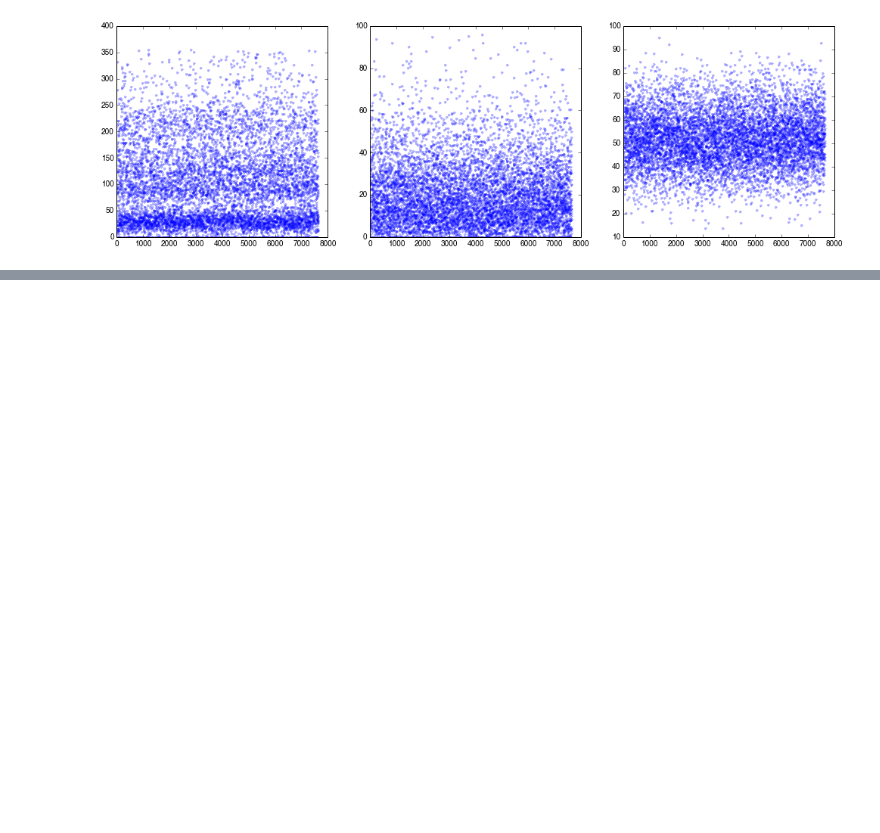
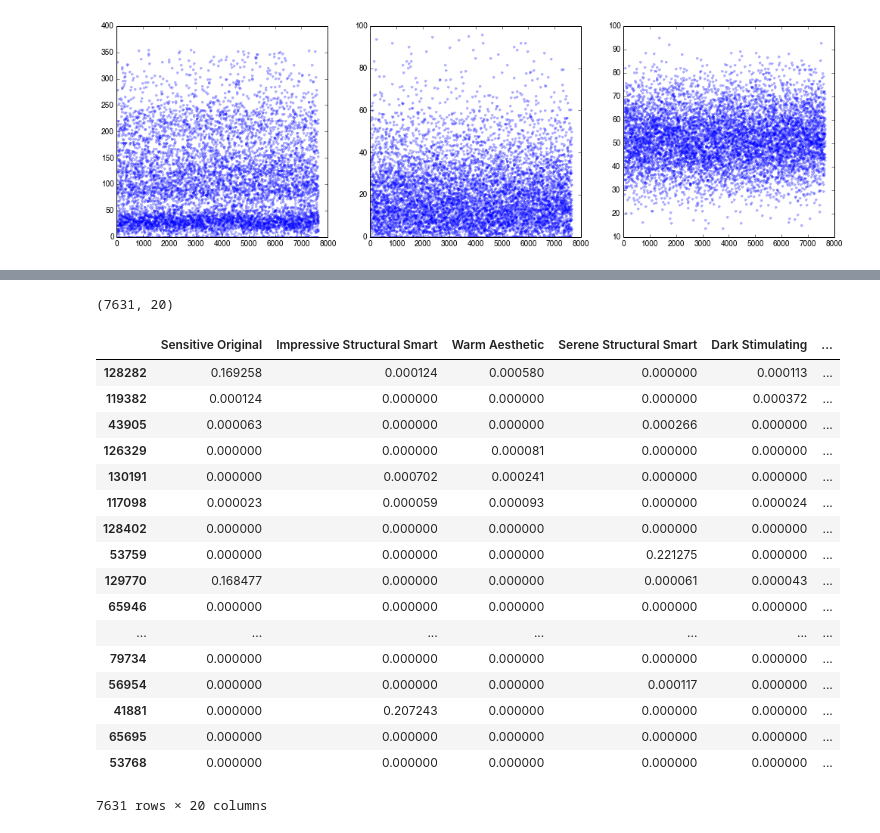
Before and after one commit to nanumyan/iCH-predictor, a Jupyter notebook: data_analysis/clustering.ipynb, the cells around one changed output, grey strips where cells are left out. Cells and saved outputs as stored; diff of their text form; code cells hidden in the pictures; blank space fills up the shorter version.

```diff
--- a/data_analysis/clustering.ipynb
+++ b/data_analysis/clustering.ipynb
@@ -331,0 +387,4 @@ for i in range(3):
+# %%
+W_grouped.shape
+# %% [output]
+(7631, 20)
@@ -331,0 +397,21 @@ for i in range(3):
+# %%
+df
+# %% [output]
+|  | Sensitive Original | Impressive Structural Smart | Warm Aesthetic | Serene Structural Smart | Dark Stimulating | ... |
+| 128282 | 0.169258 | 0.000124 | 0.000580 | 0.000000 | 0.000113 | ... |
+| 119382 | 0.000124 | 0.000000 | 0.000000 | 0.000000 | 0.000372 | ... |
+| 43905 | 0.000063 | 0.000000 | 0.000000 | 0.000266 | 0.000000 | ... |
+| 126329 | 0.000000 | 0.000000 | 0.000081 | 0.000000 | 0.000000 | ... |
+| 130191 | 0.000000 | 0.000702 | 0.000241 | 0.000000 | 0.000000 | ... |
+| 117098 | 0.000023 | 0.000059 | 0.000093 | 0.000000 | 0.000024 | ... |
+| 128402 | 0.000000 | 0.000000 | 0.000000 | 0.000000 | 0.000000 | ... |
+| 53759 | 0.000000 | 0.000000 | 0.000000 | 0.221275 | 0.000000 | ... |
+| 129770 | 0.168477 | 0.000000 | 0.000000 | 0.000061 | 0.000043 | ... |
+| 65946 | 0.000000 | 0.000000 | 0.000000 | 0.000000 | 0.000000 | ... |
+| ... | ... | ... | ... | ... | ... | ... |
+| 79734 | 0.000000 | 0.000000 | 0.000000 | 0.000000 | 0.000000 | ... |
+| 56954 | 0.000000 | 0.000000 | 0.000000 | 0.000117 | 0.000000 | ... |
+| 41881 | 0.000000 | 0.207243 | 0.000000 | 0.000000 | 0.000000 | ... |
+| 65695 | 0.000000 | 0.000000 | 0.000000 | 0.000000 | 0.000000 | ... |
+| 53768 | 0.000000 | 0.000000 | 0.000000 | 0.000000 | 0.000000 | ... |
+7631 rows × 20 columns
```
Also changed, not shown: parts of 40 cells of this notebook.
